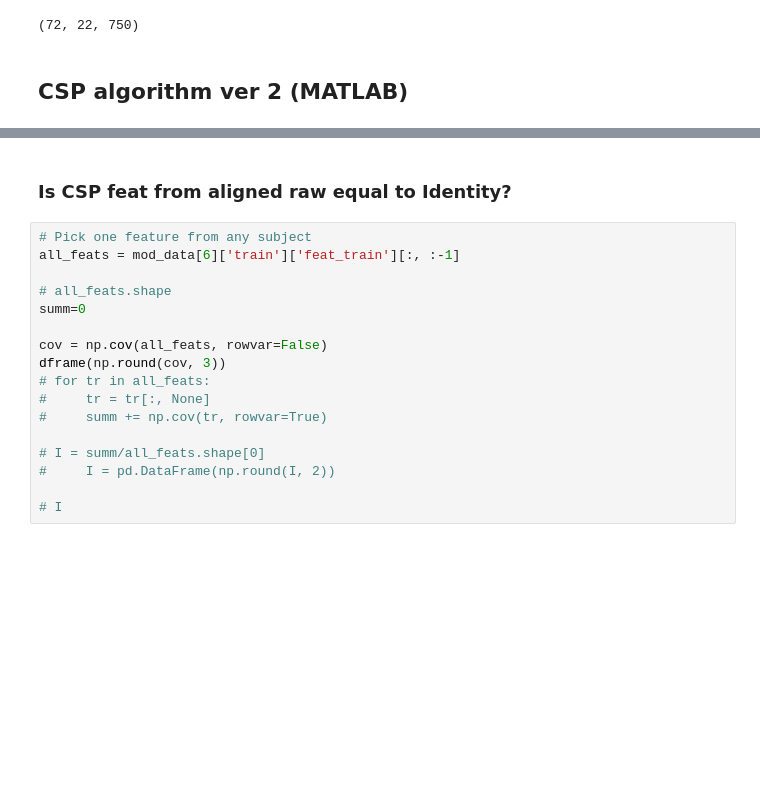
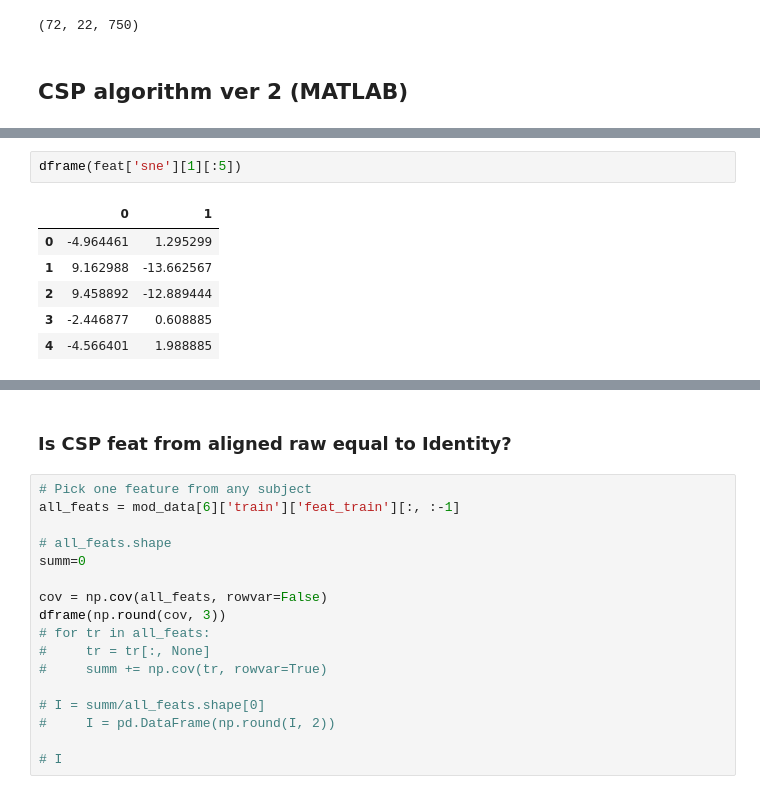
Before and after one commit to orvindemsy/EA-wLTL, a Jupyter notebook: EA+weighted_TL.ipynb, the cells around one changed output, grey strips where cells are left out. Saved outputs shown, nothing was run; the diff lists cells and outputs as text; blank space fills up the shorter version.

```diff
--- a/EA+weighted_TL.ipynb
+++ b/EA+weighted_TL.ipynb
@@ -921,0 +941,9 @@ dframe(eigvec)
+# %%
+dframe(feat['sne'][1][:5])
+# %% [output]
+|  | 0 | 1 |
+| 0 | -4.964461 | 1.295299 |
+| 1 | 9.162988 | -13.662567 |
+| 2 | 9.458892 | -12.889444 |
+| 3 | -2.446877 | 0.608885 |
+| 4 | -4.566401 | 1.988885 |
```
Also changed, not shown: parts of 19 cells of this notebook, 1 other file.
